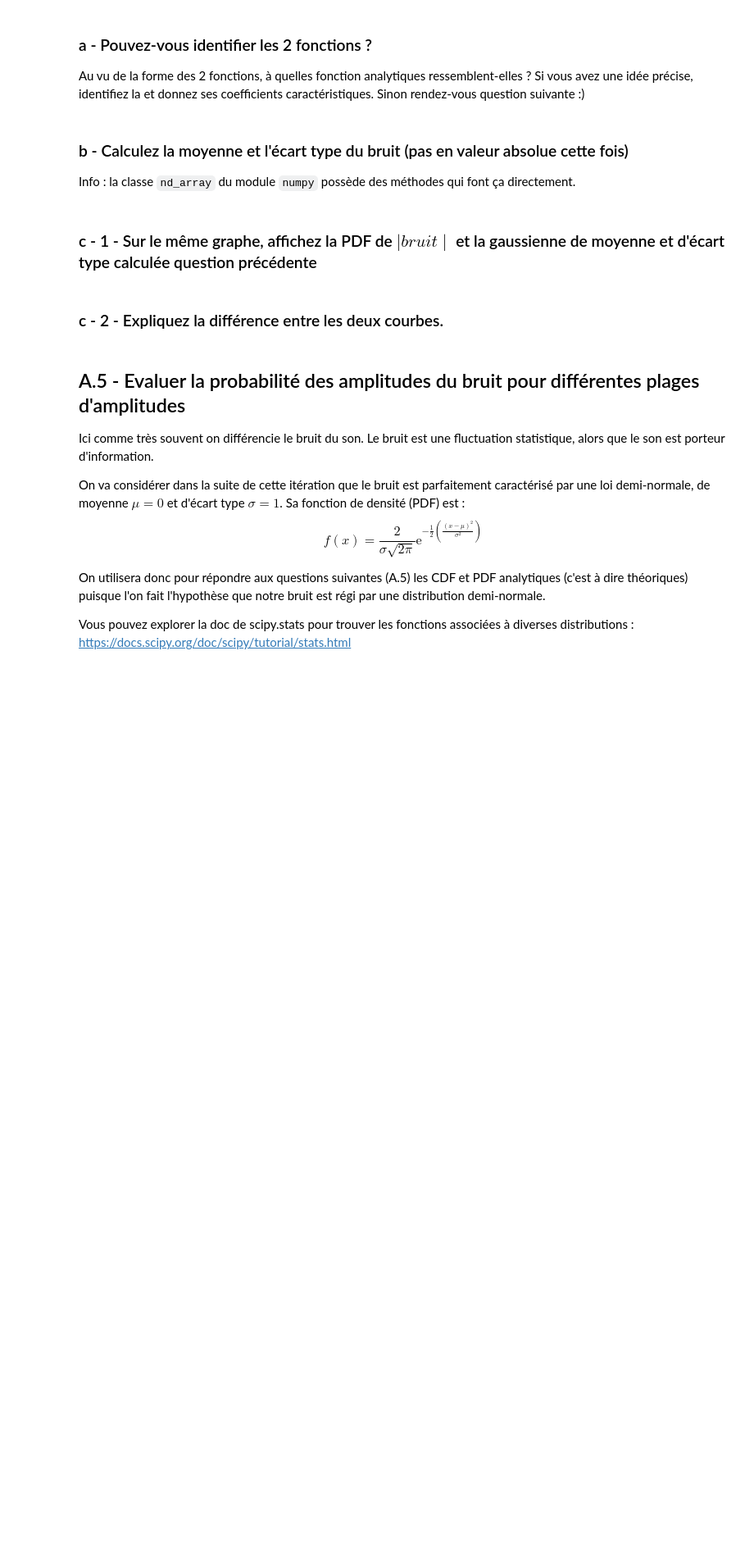
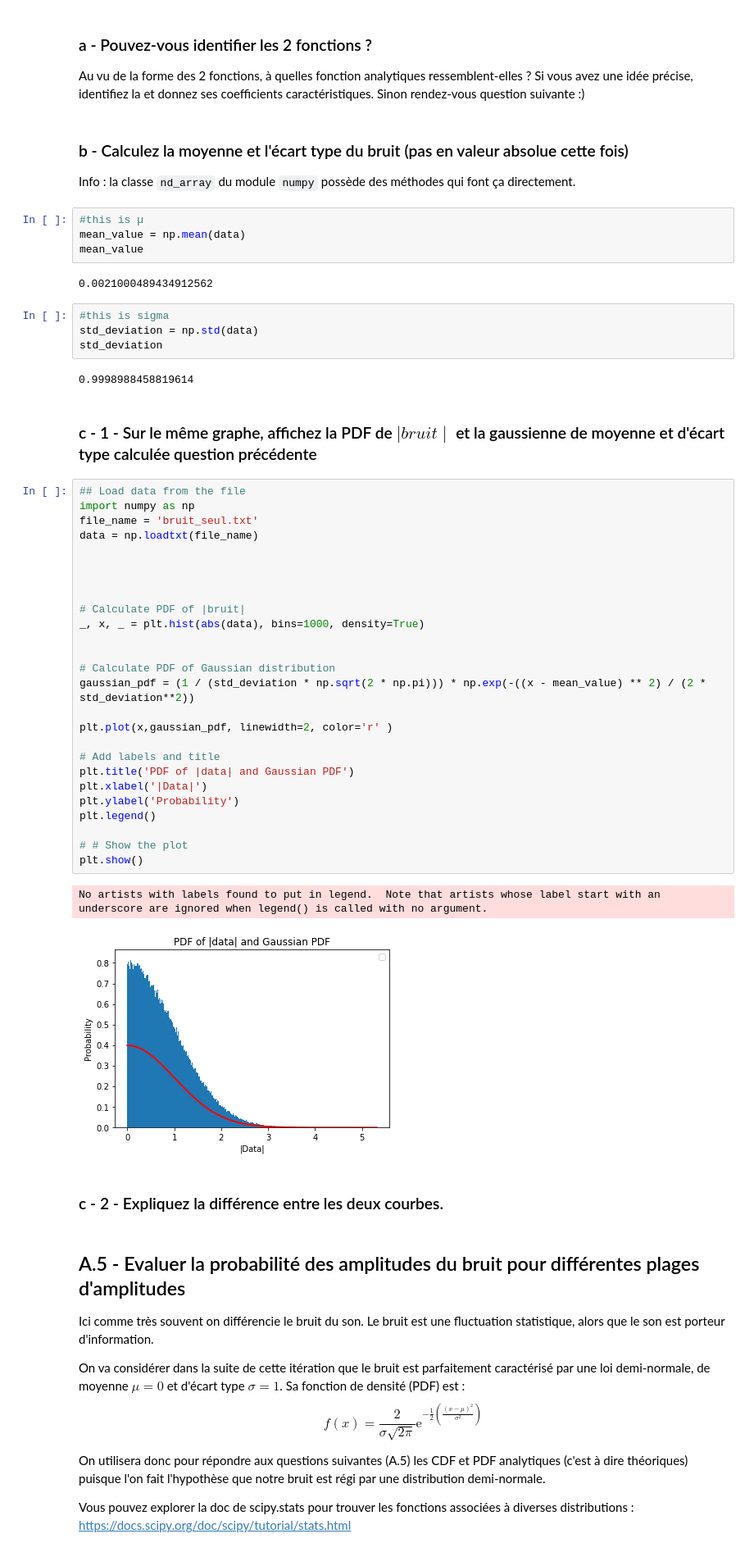
Before and after one commit to shahaf38/Stats-Tests_Hypotheses, a Jupyter notebook: Stats-Tests_Hypotheses.ipynb, the cells around one changed output. Shown at 82% size. Saved outputs shown, nothing was run; the diff lists cells and outputs as text; blank space fills up the shorter version.

Commit message:
PDF of |data| and Gaussian PDF

```diff
--- a/Stats-Tests_Hypotheses.ipynb
+++ b/Stats-Tests_Hypotheses.ipynb
@@ -162,8 +164,49 @@ Sinon rendez-vous question suivante :)
 # %% [markdown]
 ### b - Calculez la moyenne et l'écart type du bruit (pas en valeur absolue cette fois)
 Info : la classe `nd_array` du module `numpy` possède des méthodes qui font ça directement.
+# %%
+#this is µ
+mean_value = np.mean(data)
+mean_value
+# %% [output]
+0.0021000489434912562
+# %%
+#this is sigma
+std_deviation = np.std(data)
+std_deviation
+# %% [output]
+0.9998988458819614
 # %% [markdown]
 ### c - 1 - Sur le même graphe, affichez la PDF de $ \mid bruit \mid $ et la gaussienne de moyenne et d'écart type calculée question précédente
+# %%
+## Load data from the file
+import numpy as np
+file_name = 'bruit_seul.txt'
+data = np.loadtxt(file_name)
+
+
+
+
+# Calculate PDF of |bruit|
+_, x, _ = plt.hist(abs(data), bins=1000, density=True)
+
+
+# Calculate PDF of Gaussian distribution
+gaussian_pdf = (1 / (std_deviation * np.sqrt(2 * np.pi))) * np.exp(-((x - mean_value) ** 2) / (2 * std_deviation**2))
+
+plt.plot(x,gaussian_pdf, linewidth=2, color='r' )
+
+# Add labels and title
+plt.title('PDF of |data| and Gaussian PDF')
+plt.xlabel('|Data|')
+plt.ylabel('Probability')
+plt.legend()
+
+# # Show the plot
+plt.show()
+# %% [output]
+No artists with labels found to put in legend.  Note that artists whose label start with an underscore are ignored when legend() is called with no argument.
+[figure, added]
 # %% [markdown]
 ### c - 2 - Expliquez la différence entre les deux courbes.
 # %% [markdown]
```
Also changed, not shown: parts of 4 cells of this notebook.
